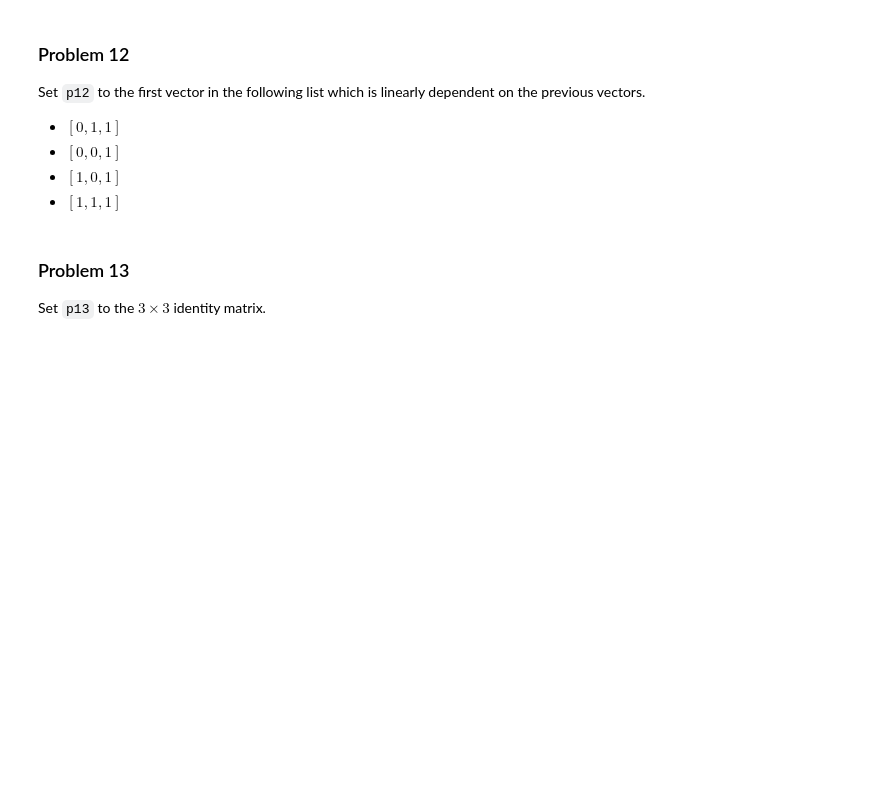
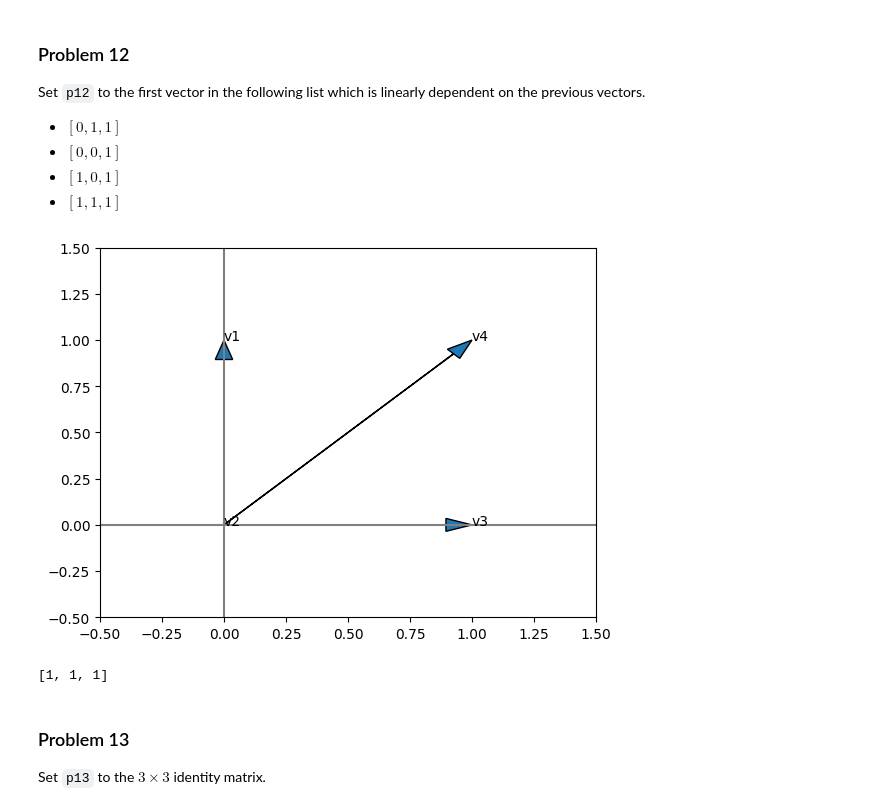
Before and after one commit to Jbaner/dx601-homework-09, a Jupyter notebook: homework.ipynb, the cells around one changed output. Drawn from its saved outputs; the diff is of its cells as text; code cells hidden in the pictures; blank space fills up the shorter version.

```diff
--- a/homework.ipynb
+++ b/homework.ipynb
@@ -234,5 +232,25 @@ p12 = ...
+# %%
+# YOUR CHANGES HERE
+v=np.asarray([[0,1,1],[0,0,1],[1,0,1],[1,1,1]])
+v2d= v[:,:2] #only selecting x,y
+#v2d
+origin=[0,0]
+plt.figure()
+for i,v in enumerate(v2d):
+  plt.arrow(0,0,v[0],v[1], head_width=0.07, length_includes_head=True)
+  plt.text(v[0],v[1],f'v{i+1}')
+plt.gca().axhline(y=0, color="grey")
+plt.gca().axvline(x=0, color="grey")
+plt.gca().set_xlim((-0.5, 1.5))
+plt.gca().set_ylim((-0.5, 1.5))
+plt.show()
+p12 = [1,1,1]
+# %% [output]
+[figure, added]
 # %%
 p12
+# %% [output]
+[1, 1, 1]
 # %% [markdown]
 ### Problem 13
 
```
Also changed, not shown: parts of 11 cells of this notebook.
